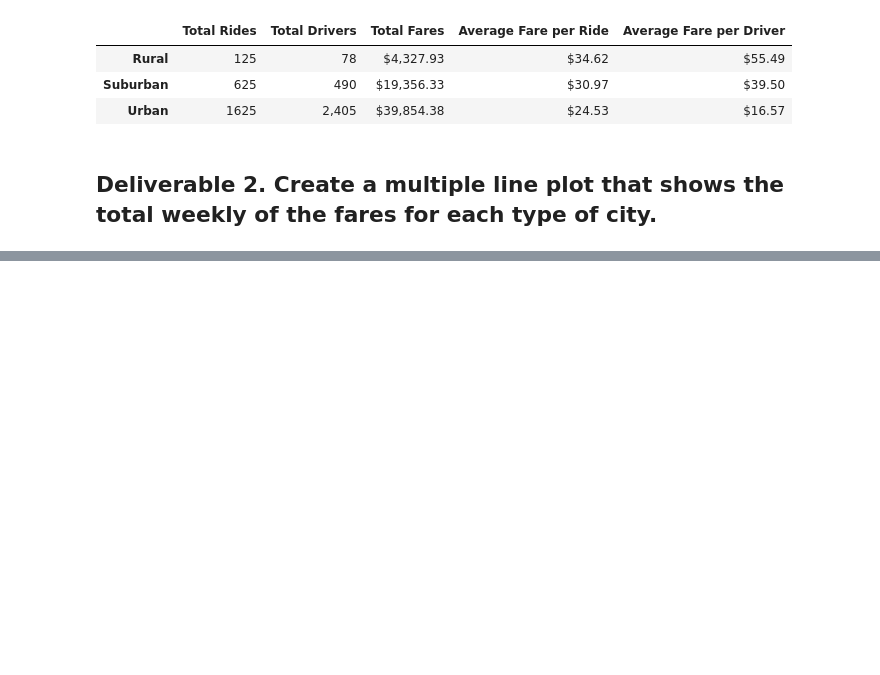
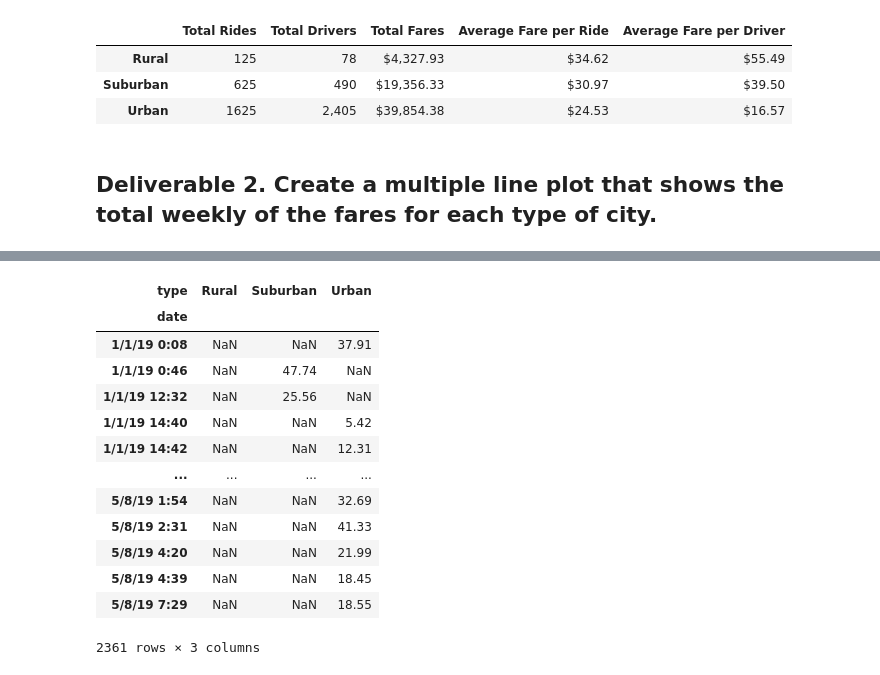
Before and after one commit to ereekaj/PyBer_Analysis, a Jupyter notebook: PyBer_Challenge.ipynb, the cells around one changed output, grey strips where cells are left out. Cells and saved outputs as stored; diff of their text form; code cells hidden in the pictures; blank space fills up the shorter version.

```diff
--- a/PyBer_Challenge.ipynb
+++ b/PyBer_Challenge.ipynb
@@ -128,3 +144,5 @@ pyber_summary_df
 # %%
 # 2. Using groupby() to create a new DataFrame showing the sum of the fares
 #  for each date where the indices are the city type and date.
+new_df = pyber_data_df.groupby(["type", "date"]).sum()[["fare"]]
+new_df
@@ -134,5 +182,22 @@ pyber_summary_df
 # %%
 # 4. Create a pivot table with the 'date' as the index, the columns ='type', and values='fare'
 # to get the total fares for each type of city by the date.
+total_fares_by_city_pivot = new_df.pivot(index='date', columns='type', values='fare')
+total_fares_by_city_pivot
+# %% [output]
+| type | Rural | Suburban | Urban |
+| date |  |  |  |
+| 1/1/19 0:08 | NaN | NaN | 37.91 |
+| 1/1/19 0:46 | NaN | 47.74 | NaN |
+| 1/1/19 12:32 | NaN | 25.56 | NaN |
+| 1/1/19 14:40 | NaN | NaN | 5.42 |
+| 1/1/19 14:42 | NaN | NaN | 12.31 |
+| ... | ... | ... | ... |
+| 5/8/19 1:54 | NaN | NaN | 32.69 |
+| 5/8/19 2:31 | NaN | NaN | 41.33 |
+| 5/8/19 4:20 | NaN | NaN | 21.99 |
+| 5/8/19 4:39 | NaN | NaN | 18.45 |
+| 5/8/19 7:29 | NaN | NaN | 18.55 |
+2361 rows × 3 columns
 # %%
 # 5. Create a new DataFrame from the pivot table DataFrame using loc on the given dates, '2019-01-01':'2019-04-29'.
```
Also changed, not shown: parts of 9 cells of this notebook, 2 other files.
